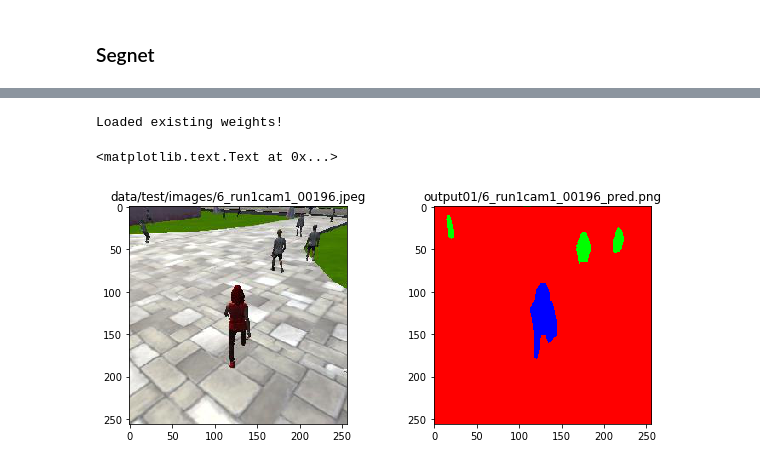
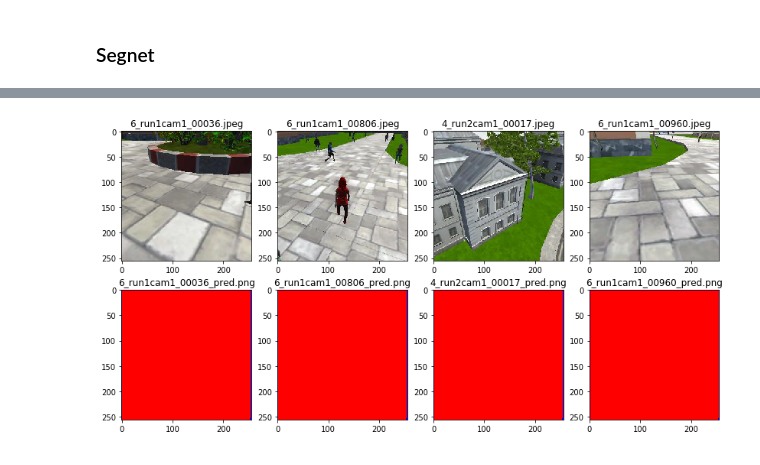
Before and after one commit to zhujun98/semantic_segmentation, a Jupyter notebook: follow_me/follow_me.ipynb, the cells around one changed output, grey strips where cells are left out. Saved outputs shown, nothing was run; the diff lists cells and outputs as text; code cells hidden in the pictures.

```diff
--- a/follow_me/follow_me.ipynb
+++ b/follow_me/follow_me.ipynb
@@ -174,11 +71,0 @@ _________________________________________________________________
-# %%
-try:
-    model.load_weights(saved_model)
-    print("\nLoaded existing weights!")
-except:
-    pass
-# helper.train(model, epochs, batch_size, learning_rate, class_colors,
-#              train_data_folder, num_train_data, vali_data_folder, num_vali_data)
-# model.save(saved_model)
-# %% [output]
-Loaded existing weights!
@@ -187,14 +72,9 @@ Loaded existing weights!
-# %%
-preds = sorted(glob.glob(os.path.join(output_folder, "*.png")))
-idx = random.randint(0, len(preds))
-pred_img = imageio.imread(preds[idx])
-test_img = imageio.imread(test_images[idx])
-
-fig, ax = plt.subplots(1, 2, figsize=(10, 4))
-ax[0].imshow(test_img)
-ax[0].set_title(test_images[idx])
-ax[1].imshow(pred_img)
-ax[1].set_title(preds[idx])
-# %% [output]
-<matplotlib.text.Text at 0x...>
-[figure, removed]
+# %%
+from parameters import test_images
+
+output_folder = "output_segnet"
+pred_images = sorted(glob.glob(os.path.join(output_folder, "*.png")))
+
+show_images(test_images, pred_images)
+# %% [output]
+[figure, added]
```
Also changed, not shown: parts of 19 cells of this notebook, 7 other files.
